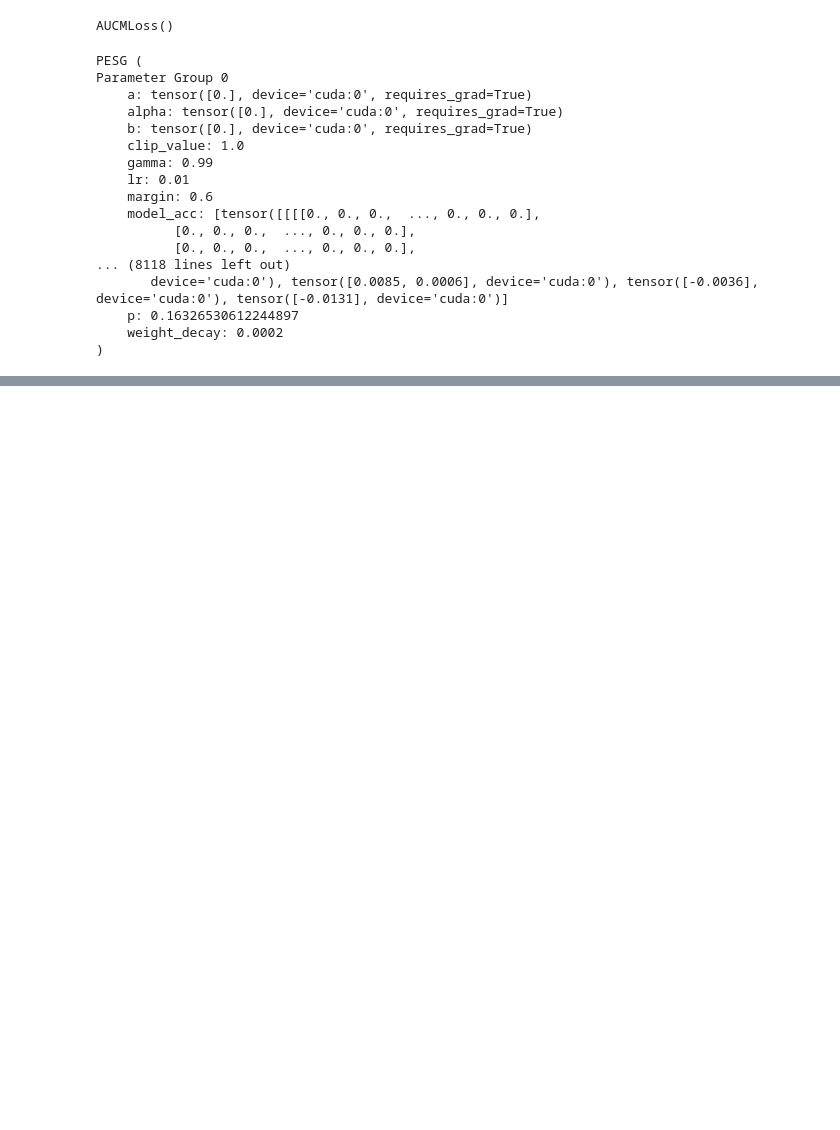
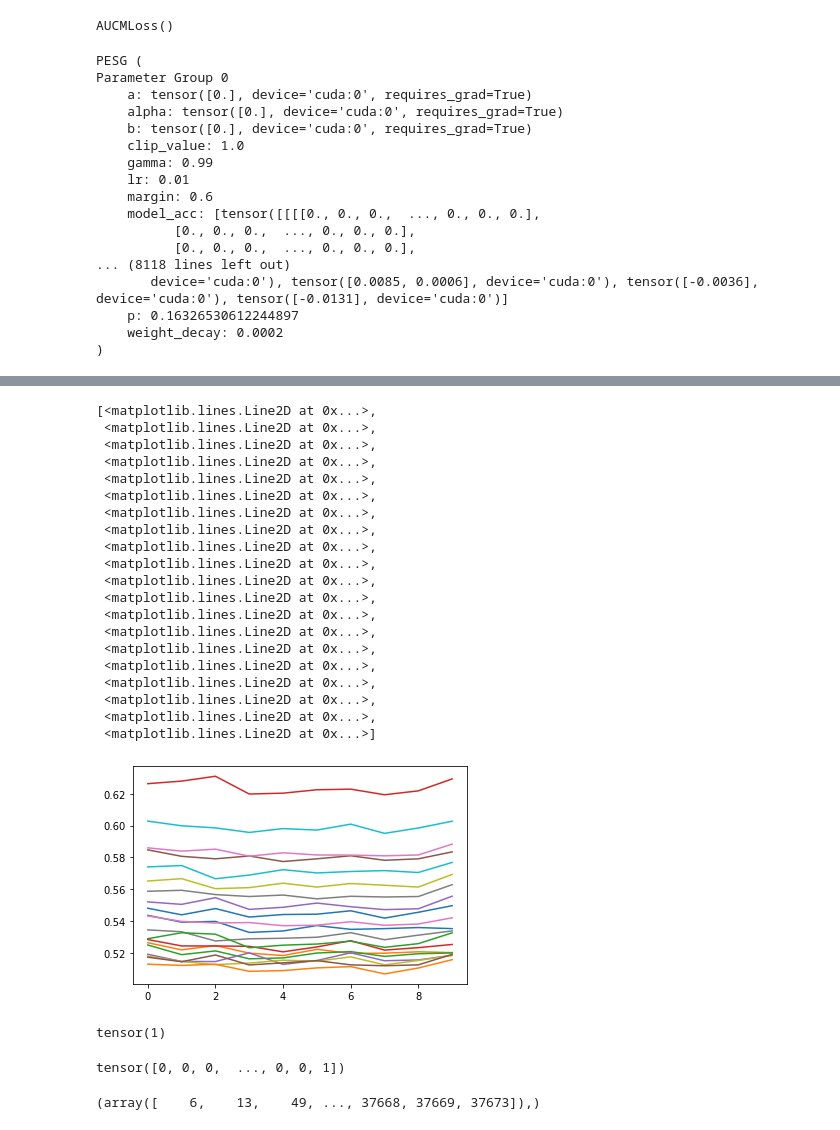
Before and after one commit to hwixley/Fall-Detection-Deep-Learning, a Jupyter notebook: ResNet-tests.ipynb, the cells around one changed output, grey strips where cells are left out. Cells and saved outputs as stored; diff of their text form; code cells hidden in the pictures; blank space fills up the shorter version.

```diff
--- a/ResNet-tests.ipynb
+++ b/ResNet-tests.ipynb
@@ -602,3 +719,41 @@ AUC = 0.5
+# %%
+sample = X_train[6,:,13:33]
+
+plt.plot(np.arange(10), sample)
+# %% [output]
+[<matplotlib.lines.Line2D at 0x...>,
+ <matplotlib.lines.Line2D at 0x...>,
+ <matplotlib.lines.Line2D at 0x...>,
+ <matplotlib.lines.Line2D at 0x...>,
+ <matplotlib.lines.Line2D at 0x...>,
+ <matplotlib.lines.Line2D at 0x...>,
+ <matplotlib.lines.Line2D at 0x...>,
+ <matplotlib.lines.Line2D at 0x...>,
+ <matplotlib.lines.Line2D at 0x...>,
+ <matplotlib.lines.Line2D at 0x...>,
+ <matplotlib.lines.Line2D at 0x...>,
+ <matplotlib.lines.Line2D at 0x...>,
+ <matplotlib.lines.Line2D at 0x...>,
+ <matplotlib.lines.Line2D at 0x...>,
+ <matplotlib.lines.Line2D at 0x...>,
+ <matplotlib.lines.Line2D at 0x...>,
+ <matplotlib.lines.Line2D at 0x...>,
+ <matplotlib.lines.Line2D at 0x...>,
+ <matplotlib.lines.Line2D at 0x...>,
+ <matplotlib.lines.Line2D at 0x...>]
+[figure, added]
+# %%
+y_train[6]
+# %% [output]
+tensor(1)
+# %%
+y_train
+# %% [output]
+tensor([0, 0, 0,  ..., 0, 0, 1])
+# %%
+np.where(y_train == 1)
+# %% [output]
+(array([    6,    13,    49, ..., 37668, 37669, 37673]),)
 # %%
 num_epochs = 10
 nn_epochs = {}
```
Also changed, not shown: parts of 19 cells of this notebook, 50 other files.
